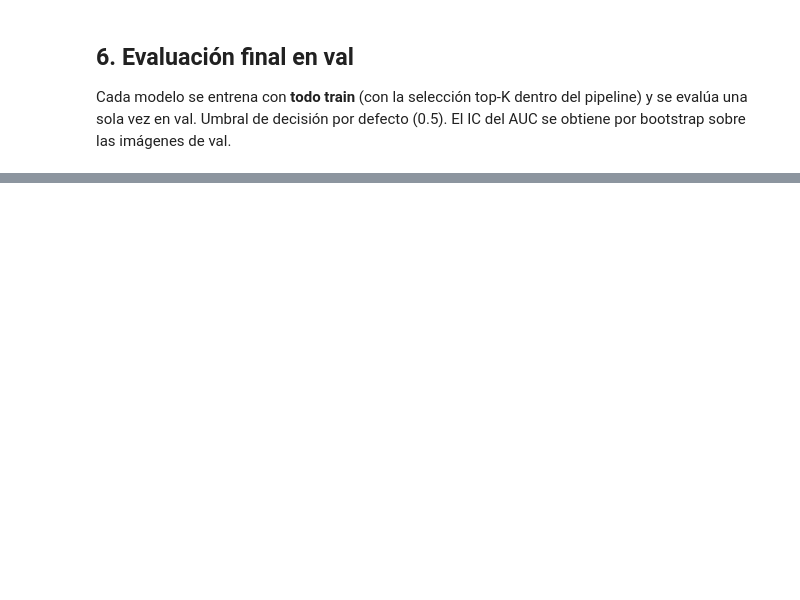
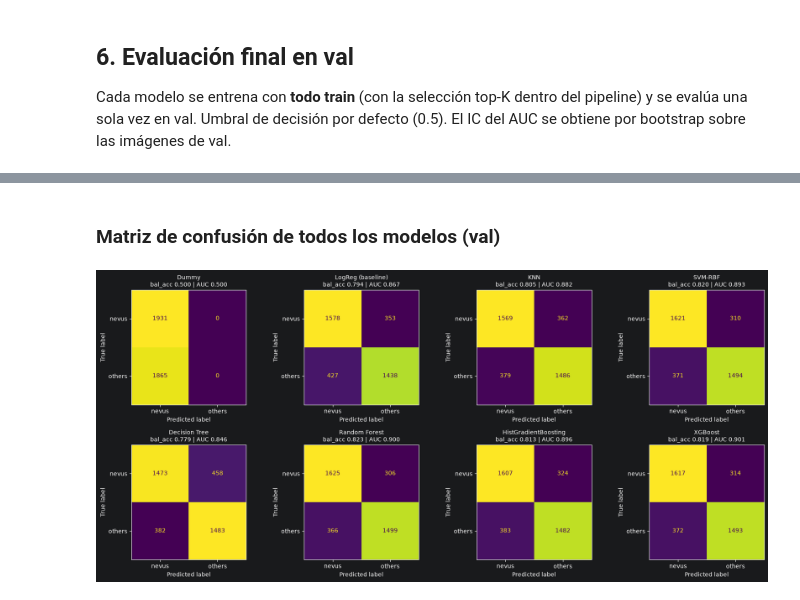
Before and after one commit to marmontesinos-Unicas/Melanoma-Challenge-ML-UdG, a Jupyter notebook: ml/ml_features_completes.ipynb, the cells around one changed output, grey strips where cells are left out. Drawn from its saved outputs; the diff is of its cells as text; code cells hidden in the pictures; blank space fills up the shorter version.

```diff
--- a/ml/ml_features_completes.ipynb
+++ b/ml/ml_features_completes.ipynb
@@ -235,10 +422,6 @@ abl.drop(columns="_auc").to_csv(OUT_DIR / "ablation_families.csv")
 Cada modelo se entrena con **todo train** (con la selección top-K dentro del pipeline) y se evalúa una sola vez en val.
 Umbral de decisión por defecto (0.5). El IC del AUC se obtiene por bootstrap sobre las imágenes de val.
 # %%
-def get_score(pipe, X):
-    return pipe.predict_proba(X)[:, 1] if hasattr(pipe, "predict_proba") else pipe.decision_function(X)
-
-
 def boot_ci(y, s, n=1000, seed=0):
     rng, vals = np.random.RandomState(seed), []
     for _ in range(n):
@@ -248,12 +431,22 @@ def boot_ci(y, s, n=1000, seed=0):
     return np.percentile(vals, [2.5, 97.5])
 
 
-fitted, rows, scores = {}, [], {}
-for name, (est, scale) in MODELS.items():
-    pipe = make_pipe(est, scale, K_FEATURES).fit(Xtr, ytr)
+def _fit_head(model, scale, X, y):
+    warnings.filterwarnings("ignore")
+    return make_head(model, scale).fit(X, y)
+
+
+# imputación + top-K con todo train UNA vez (es la misma para todos los modelos), después los modelos en paralelo
+prep = make_prep(K_FEATURES, n_jobs=N_JOBS).fit(Xtr, ytr)
+Xtr_s, Xva_s = prep.transform(Xtr), prep.transform(Xva)
+heads = Parallel(n_jobs=N_JOBS)(delayed(_fit_head)(est, scale, Xtr_s, ytr) for est, scale in MODELS.values())
+
+fitted, rows, scores, preds = {}, [], {}, {}
+for name, head in zip(MODELS, heads):
+    pipe = Pipeline(prep.steps + head.steps)          # pipeline completo ya entrenado (acepta las 420 columnas)
     s, pred = get_score(pipe, Xva), pipe.predict(Xva)
     lo, hi = boot_ci(yva, s)
-    fitted[name], scores[name] = pipe, s
+    fitted[name], scores[name], preds[name] = pipe, s, pred
     rows.append({"modelo": name, "AUC": roc_auc_score(yva, s), "AUC IC95%": f"[{lo:.3f}, {hi:.3f}]",
                  "bal_acc": balanced_accuracy_score(yva, pred), "F1": f1_score(yva, pred),
                  "recall_others": recall_score(yva, pred), "precision_others": precision_score(yva, pred, zero_division=0)})
@@ -277,0 +487,16 @@ plt.tight_layout(); plt.show()
+# %% [markdown]
+### Matriz de confusión de todos los modelos (val)
+# %%
+names = list(fitted)
+nc = 4
+nr = int(np.ceil(len(names) / nc))
+fig, axs = plt.subplots(nr, nc, figsize=(4.2 * nc, 3.8 * nr), squeeze=False)
+for ax, name in zip(axs.ravel(), names):
+    ConfusionMatrixDisplay.from_predictions(yva, preds[name], display_labels=["nevus", "others"],
+                                            ax=ax, colorbar=False)
+    ax.set_title(f"{name}\nbal_acc {val_res.loc[name, 'bal_acc']:.3f} | AUC {val_res.loc[name, 'AUC']:.3f}", fontsize=10)
+for ax in axs.ravel()[len(names):]:
+    ax.axis("off")
+plt.tight_layout(); plt.show()
+# %% [output]
+[figure, added]
```
Also changed, not shown: parts of 21 cells of this notebook, 2 other files.
